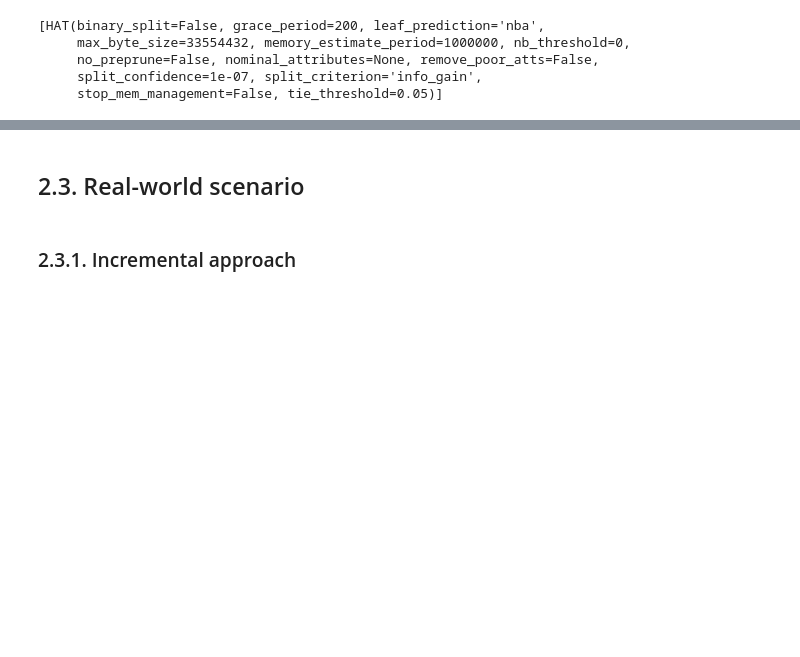
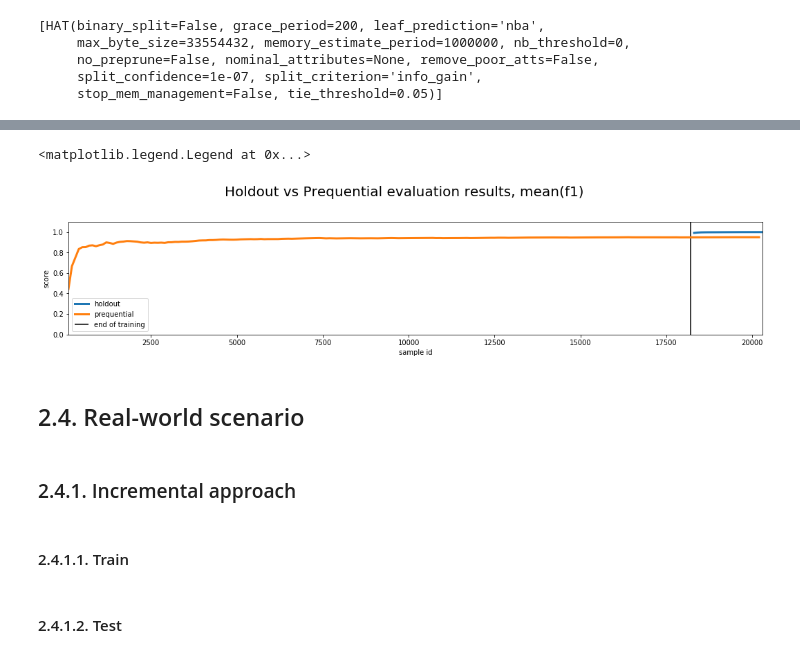
Before and after one commit to 5uperpalo/FIREMAN-project, a Jupyter notebook: workshop_05132020/workshop_stream.ipynb, the cells around one changed output, grey strips where cells are left out. Drawn from its saved outputs; the diff is of its cells as text; code cells hidden in the pictures; blank space fills up the shorter version.

```diff
--- a/workshop_05132020/workshop_stream.ipynb
+++ b/workshop_05132020/workshop_stream.ipynb
@@ -164,5 +218,5 @@ Evaluating...
 # skmultiflow also did not evaluate last 200 samples
 # for the sake of comparisson we shrink the MOA results
 # accuracy in MOA is in % and in skmultiflow fraction
-HAT_holdout_results = pd.read_csv('HAT_holdout.csv',skiprows=[0,1,2,3,4],index_col=False)
-HAT_prequential_results = pd.read_csv('HAT_prequential.csv',skiprows=[0,1,2,3,4],index_col=False)
+HAT_holdout_results = pd.read_csv('HAT_holdout.csv',skiprows=[0,1,2,3,4],index_col='id')
+HAT_prequential_results = pd.read_csv('HAT_prequential.csv',skiprows=[0,1,2,3,4],index_col='id')
@@ -173,10 +223,22 @@ HAT_holdout_results
 # %%
 fig, ax = plt.subplots(1, 1, figsize=(18, 3), facecolor='w', edgecolor='k')
-fig.suptitle('Holdout vs Prequential evaluation results', size=20, y=1.12)
+fig.suptitle('Holdout vs Prequential evaluation results, mean(f1)', size=20, y=1.12)
+HAT_holdout_results['mean_f1_[HAT]'].plot(ax=ax, label='holdout', linewidth=3)
+HAT_prequential_results['mean_f1_[HAT]'].plot(ax=ax, label='prequential', linewidth=3)
+ax.vlines(training_size,0,1.5, label='end of training')
+ax.set_ylim([0,1.1])
+ax.set_xlabel('sample id')
+ax.set_ylabel('score')
+ax.legend()
+# %% [output]
+<matplotlib.legend.Legend at 0x...>
+[figure, added]
 # %% [markdown]
-## 2.3. Real-world scenario
+## 2.4. Real-world scenario
 # %% [markdown]
-### 2.3.1. Incremental approach
+### 2.4.1. Incremental approach
+# %% [markdown]
+#### 2.4.1.1. Train
 # %%
 HAT.reset()
 
@@ -189,4 +251,6 @@ stream_train.prepare_for_use()
 for sample in range(len(labels_train)):
     X, Y = stream_train.next_sample()
     HAT.partial_fit(X, Y)
+# %% [markdown]
+#### 2.4.1.2. Test
 # %%
```
Also changed, not shown: parts of 19 cells of this notebook, 11 other files.
